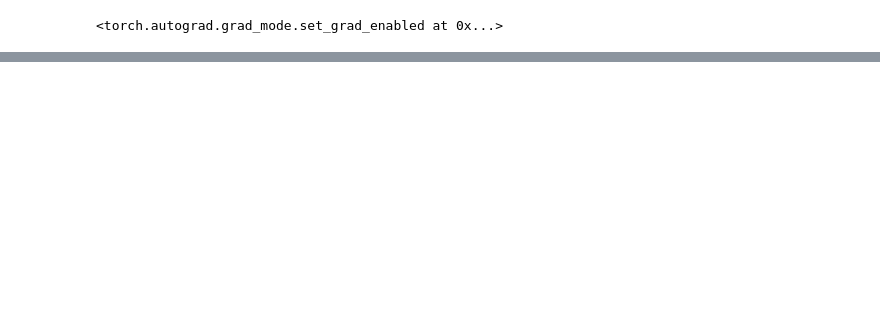
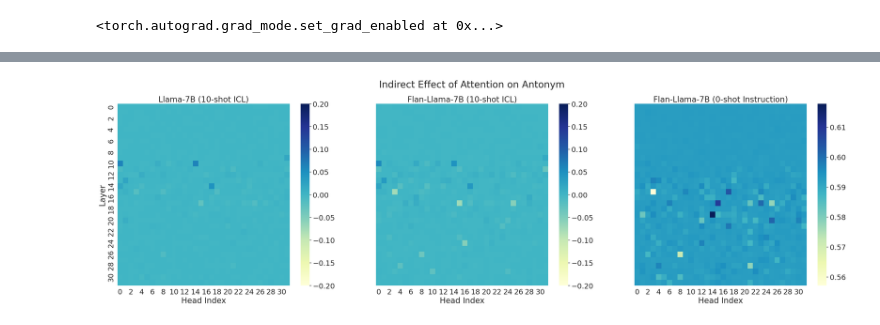
Before and after one commit to ericwtodd/function_vectors, a Jupyter notebook: src/playground.ipynb, the cells around one changed output, grey strips where cells are left out. Cells and saved outputs as stored; diff of their text form; code cells hidden in the pictures; blank space fills up the shorter version.

```diff
--- a/src/playground.ipynb
+++ b/src/playground.ipynb
@@ -61,0 +256,28 @@ tokenizer(dataset["test"]["output"])
+# %%
+icl_model_icl_cie = torch.load("../cie/antonym/antonym_indirect_effect.pt")
+flan_model_icl_cie = torch.load("../flan-cie/antonym/antonym_indirect_effect.pt")
+# %%
+icl_model_icl_cie = torch.mean(icl_model_icl_cie, axis=0)
+flan_model_icl_cie = torch.mean(flan_model_icl_cie, axis=0)
+# %%
+sns.set(font_scale=2)
+fig, axes = plt.subplots(1, 3, figsize=(40, 10), sharey=True)
+
+sns.heatmap(icl_model_icl_cie, cmap="YlGnBu", ax=axes[0], vmin=-0.2, vmax=0.2)
+axes[0].set_title("Llama-7B (10-shot ICL)")
+axes[0].set_ylabel("Layer")
+axes[0].set_xlabel("Head Index")
+
+
+sns.heatmap(flan_model_icl_cie, cmap="YlGnBu", ax=axes[1], vmin=-0.2, vmax=0.2)
+axes[1].set_title("Flan-Llama-7B (10-shot ICL)")
+axes[1].set_xlabel("Head Index")
+
+sns.heatmap(avg_cie, cmap="YlGnBu", ax=axes[2])
+axes[2].set_title("Flan-Llama-7B (0-shot Instruction)")
+axes[2].set_xlabel("Head Index")
+
+fig.suptitle("Indirect Effect of Attention on Antonym")
+plt.show()
+# %% [output]
+[figure, added]
```
Also changed, not shown: parts of 26 cells of this notebook, 30 other files.
